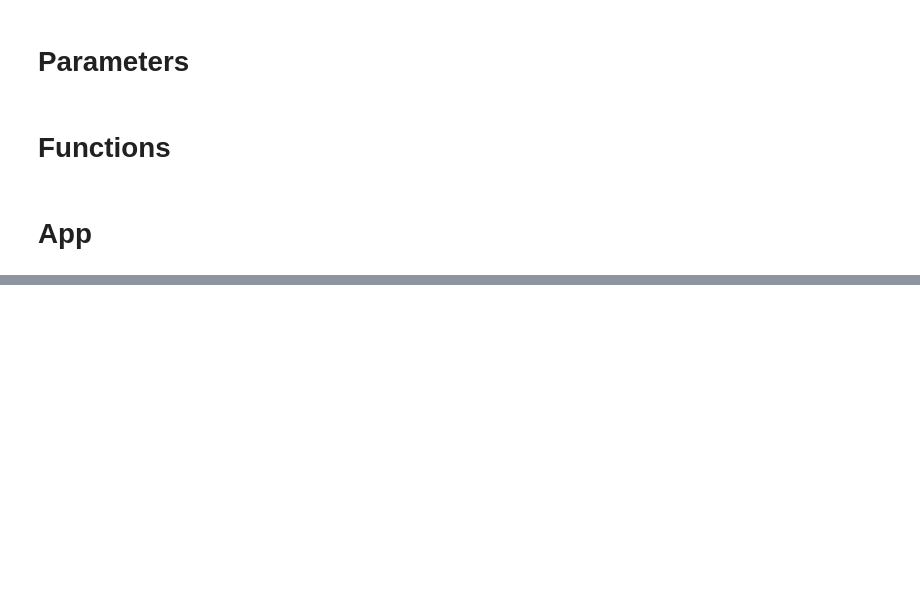
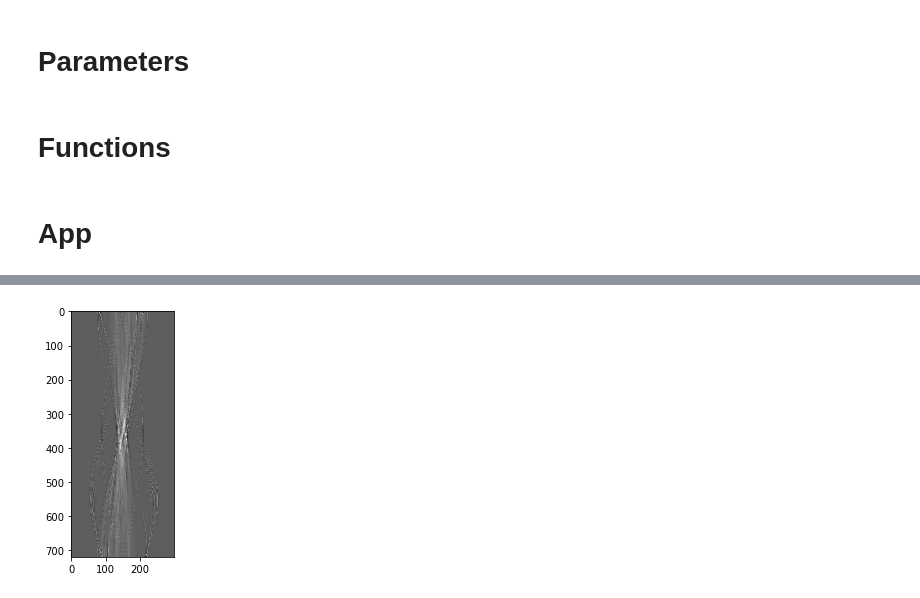
Before and after one commit to Guslarz/CT, a Jupyter notebook: ct.ipynb, the cells around one changed output, grey strips where cells are left out. Cells and saved outputs as stored; diff of their text form; code cells hidden in the pictures; blank space fills up the shorter version.

```diff
--- a/ct.ipynb
+++ b/ct.ipynb
@@ -203,3 +224,7 @@ show_img(normalize_img(sinogram))
+# %%
+show_img(normalize_img(sinogram))
+# %% [output]
+[figure, added]
 # %%
 output_img = sinogram_to_img(sinogram, emitter_step_rad, r, DETECTOR_COUNT, detector_span_rad)
 # %%
```
Also changed, not shown: parts of 18 cells of this notebook, 1 other file.
